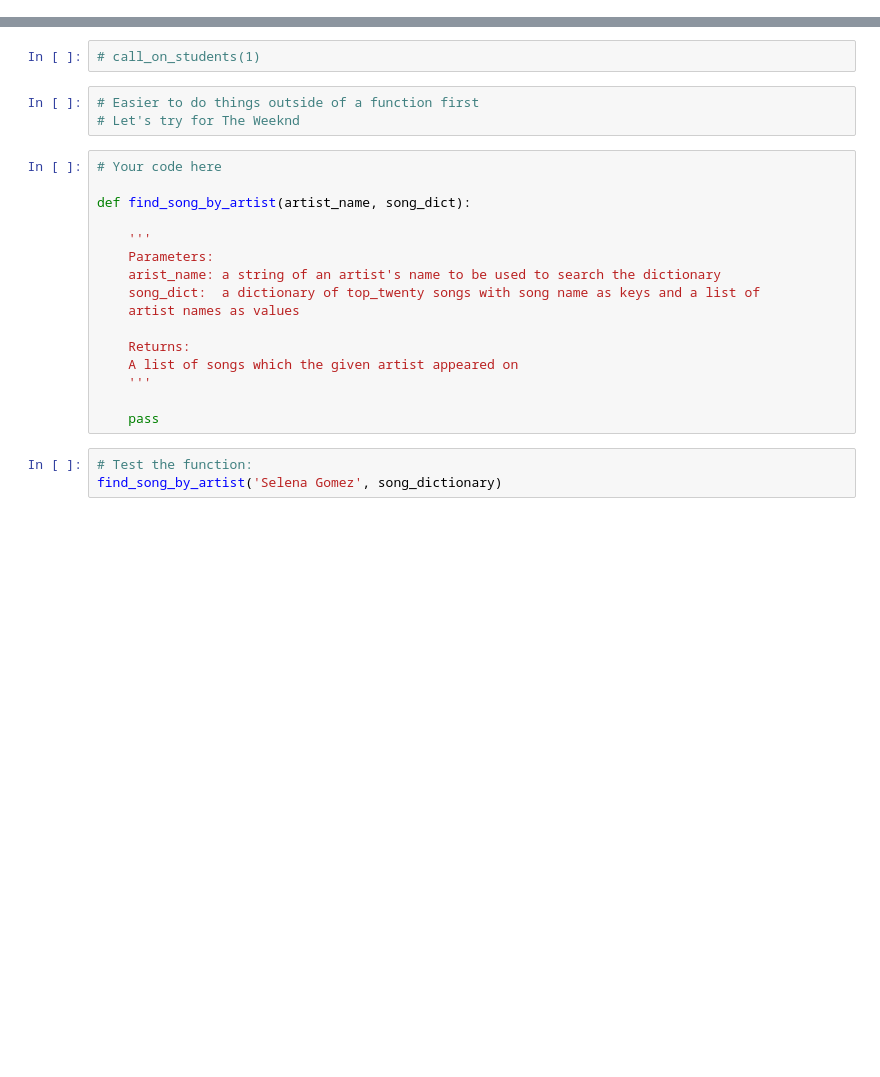
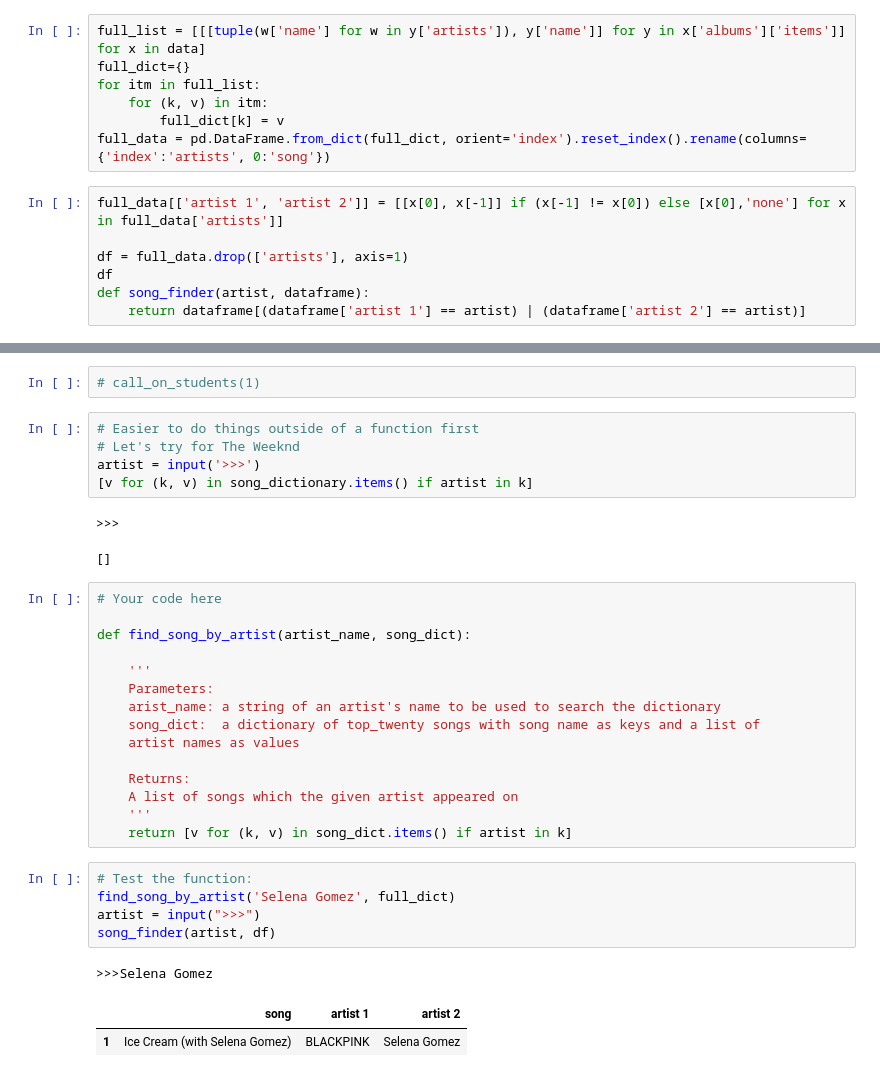
Before and after one commit to DrewAlderfer/NYC-DS-091922, a Jupyter notebook: CodeChallengeReviews/Phase1/P1-Code-Challenge-Review.ipynb, the cells around one changed output, grey strips where cells are left out. Saved outputs shown, nothing was run; the diff lists cells and outputs as text; blank space fills up the shorter version.

```diff
--- a/CodeChallengeReviews/Phase1/P1-Code-Challenge-Review.ipynb
+++ b/CodeChallengeReviews/Phase1/P1-Code-Challenge-Review.ipynb
@@ -427,3 +435,17 @@ first_response
+# %%
+full_list = [[[tuple(w['name'] for w in y['artists']), y['name']] for y in x['albums']['items']] for x in data]
+full_dict={}
+for itm in full_list:
+    for (k, v) in itm:
+        full_dict[k] = v
+full_data = pd.DataFrame.from_dict(full_dict, orient='index').reset_index().rename(columns={'index':'artists', 0:'song'})
+# %%
+full_data[['artist 1', 'artist 2']] = [[x[0], x[-1]] if (x[-1] != x[0]) else [x[0],'none'] for x in full_data['artists']]
+
+df = full_data.drop(['artists'], axis=1)
+df
+def song_finder(artist, dataframe):
+    return dataframe[(dataframe['artist 1'] == artist) | (dataframe['artist 2'] == artist)]
 # %% [markdown]
 ## Task 12: Navigate the dictionary
 # %% [markdown]
@@ -493,6 +515,11 @@ Create a function with takes an **artist name** and the **song_dictionary** as a
 # %%
 # Easier to do things outside of a function first
 # Let's try for The Weeknd
+artist = input('>>>')
+[v for (k, v) in song_dictionary.items() if artist in k]
+# %% [output]
+>>>
+[]
 # %%
 # Your code here
 
@@ -507,8 +534,13 @@ def find_song_by_artist(artist_name, song_dict):
     Returns:
     A list of songs which the given artist appeared on
     '''
-
-    pass
+    return [v for (k, v) in song_dict.items() if artist in k]
 # %%
 # Test the function:
-find_song_by_artist('Selena Gomez', song_dictionary)
+find_song_by_artist('Selena Gomez', full_dict)
+artist = input(">>>")
+song_finder(artist, df)
+# %% [output]
+>>>Selena Gomez
+|  | song | artist 1 | artist 2 |
+| 1 | Ice Cream (with Selena Gomez) | BLACKPINK | Selena Gomez |
```
Also changed, not shown: parts of 15 cells of this notebook, 4 other files.
